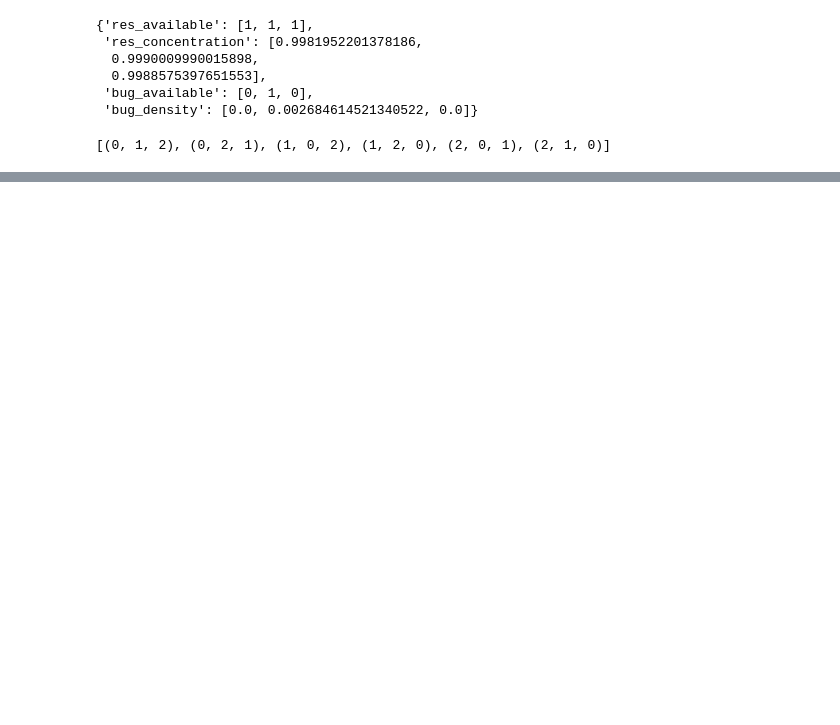
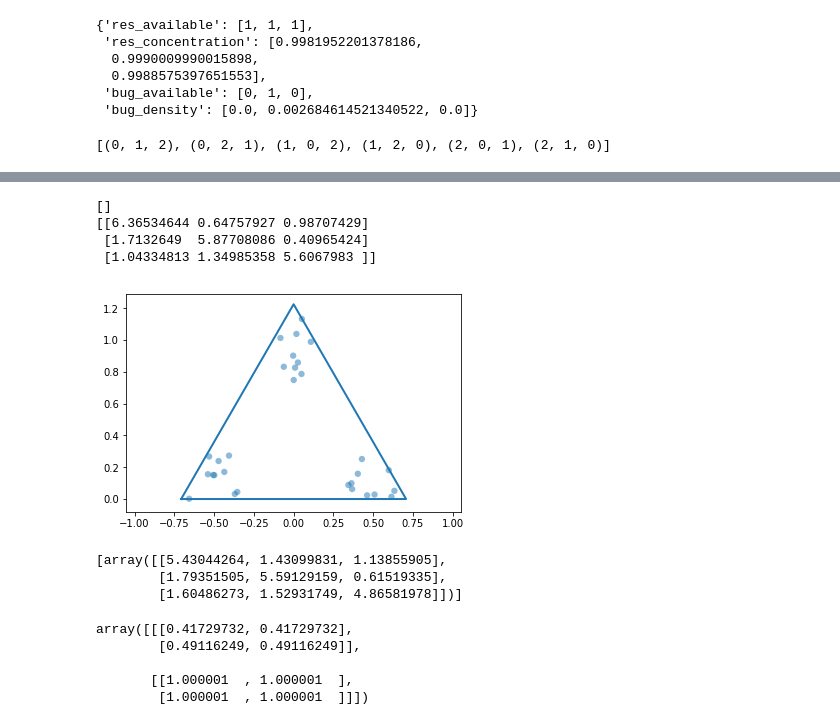
Before and after one commit to maslov-group/diauxic_assembly, a Jupyter notebook: diauxie_nash_equilibrium.ipynb, the cells around one changed output, grey strips where cells are left out. Drawn from its saved outputs; the diff is of its cells as text; code cells hidden in the pictures; blank space fills up the shorter version.

```diff
--- a/diauxie_nash_equilibrium.ipynb
+++ b/diauxie_nash_equilibrium.ipynb
@@ -300,6 +302,6 @@ array([[9.20247937, 2.12018593, 1.08945719],
 # %%
 system = {'res_available': [1, 1, 1], 'res_concentration': [1.0, 1.0, 1.0], 'bug_available': [1, 1, 1], 'bug_density': [b0, b0, b0]}
-system = test(growth_rate_list, system, 0, 3, 4)
+system = test(growth_rate_list, system, 1, 4, 3)
 system
 # %% [output]
 {'res_available': [0, 0, 0],
@@ -313,6 +317,7 @@ NE
 # %%
-system = move_to_new(system)
-system = dilute(system, 0, 1, 3)
+for i in range(100):
+    system = move_to_new(system)
+    system = dilute(system, 1, 4, 3)
 system
 # %% [output]
 {'res_available': [0, 0, 0],
@@ -337,0 +535,13 @@ preference_list
+# %%
+growth_rate_list = np.array([[4, 4], [4, 4]])
+for s1 in range(Nl):
+    for s2 in range(Nl):
+        system = {'res_available': [1, 1], 'res_concentration': [1.0, 1.0], 'bug_available': [1, 1], 'bug_density': [b0, b0]}
+        for i in range(dilute_to_steady):
+            system = dilute(system, s1, s2)
+            system = move_to_new(system)
+        system = dilute(system, s1, s2)
+        pay1[s1, s2] = system['bug_density'][0]
+        pay2[s1, s2] = system['bug_density'][1]
+#isNE(1, 0, pay1, pay2)
+pay2[0]-pay2[1]
@@ -337,0 +749,38 @@ preference_list
+# %%
+
+import matplotlib.pyplot as plt
+from matplotlib.patches import Circle
+
+def plot_triangle(A, B, C):
+    x = [A[0], B[0], C[0], A[0]]
+    y = [A[1], B[1], C[1], A[1]]
+    ax = plt.gca()
+    ax.plot(x, y, linewidth=2)
+
+def draw_circle(x, y, r):
+    ax = plt.gca()
+    cir = Circle(xy=(x, y), radius=r, alpha=0.5)
+    ax.add_patch(cir)
+    ax.plot()
+
+def project(data):
+    draw_circle((data[0][1]-data[0][0])/math.sqrt(2)/sum(data[0]), data[0][2]*math.sqrt(6)/2/sum(data[0]), 0.02)
+    draw_circle((data[1][1]-data[1][0])/math.sqrt(2)/sum(data[1]), data[1][2]*math.sqrt(6)/2/sum(data[1]), 0.02)
+    draw_circle((data[2][1]-data[2][0])/math.sqrt(2)/sum(data[2]), data[2][2]*math.sqrt(6)/2/sum(data[2]), 0.02)
+
+plt.axis('equal')
+plot_triangle([-math.sqrt(2)/2, 0], [math.sqrt(2)/2, 0], [0, math.sqrt(6)/2])
+#draw_circle((output(system)[3][0][1]-output(system)[3][0][0])/math.sqrt(2)/8, output(system)[3][0][2]*math.sqrt(6)/16, 0.02)
+for GR in GRlist:
+    project(GR)
+a = []
+for idx, i in enumerate(NEslist):
+    if len(i)>0: a.append(idx)
+print(a)
+print(GRlist[1])# I should just randomly generate groups of growth rates and save them with the corresponding NEs.
+# %% [output]
+[]
+[[6.36534644 0.64757927 0.98707429]
+ [1.7132649  5.87708086 0.40965424]
+ [1.04334813 1.34985358 5.6067983 ]]
+[figure, added]
@@ -337,0 +831,14 @@ preference_list
+# %%
+GRlist_1
+# %% [output]
+[array([[5.43044264, 1.43099831, 1.13855905],
+        [1.79351505, 5.59129159, 0.61519335],
+        [1.60486273, 1.52931749, 4.86581978]])]
+# %%
+pay2
+# %% [output]
+array([[[0.41729732, 0.41729732],
+        [0.49116249, 0.49116249]],
+
+       [[1.000001  , 1.000001  ],
+        [1.000001  , 1.000001  ]]])
```
Also changed, not shown: parts of 40 cells of this notebook, 2 other files.
